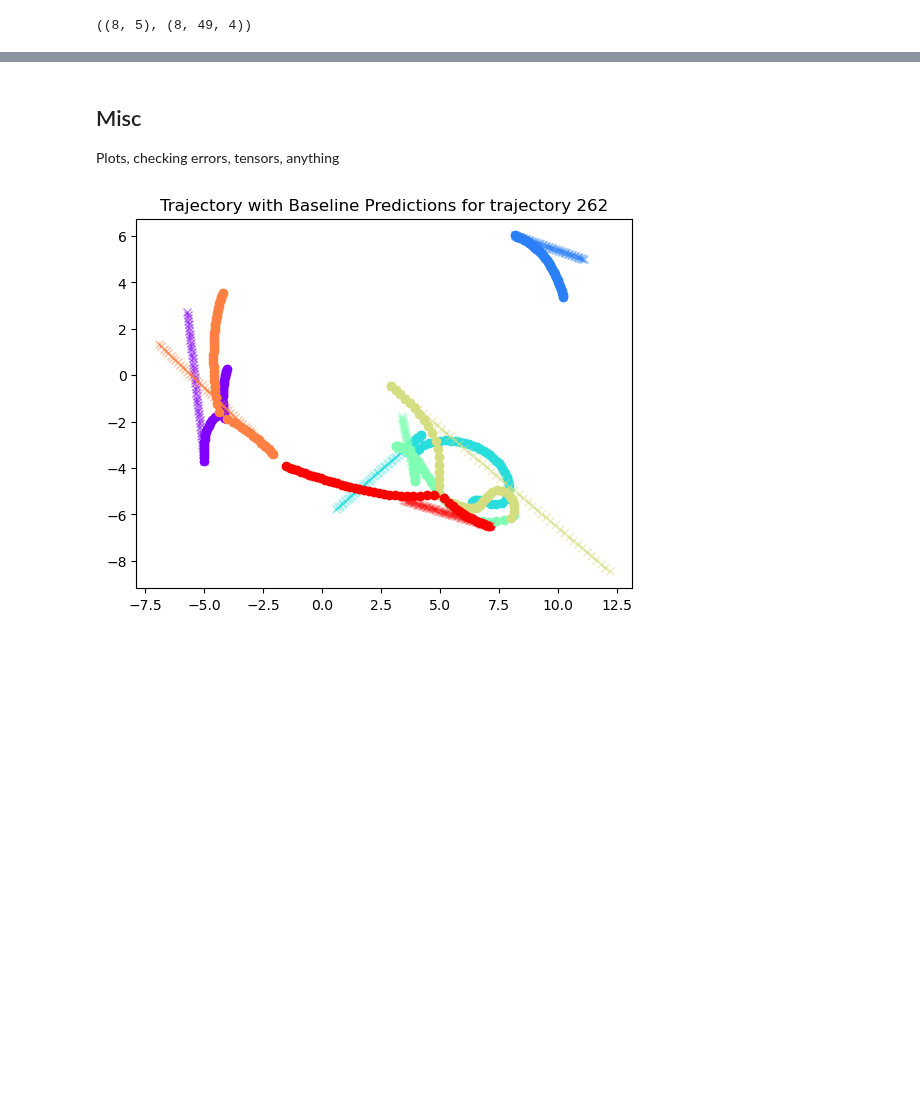
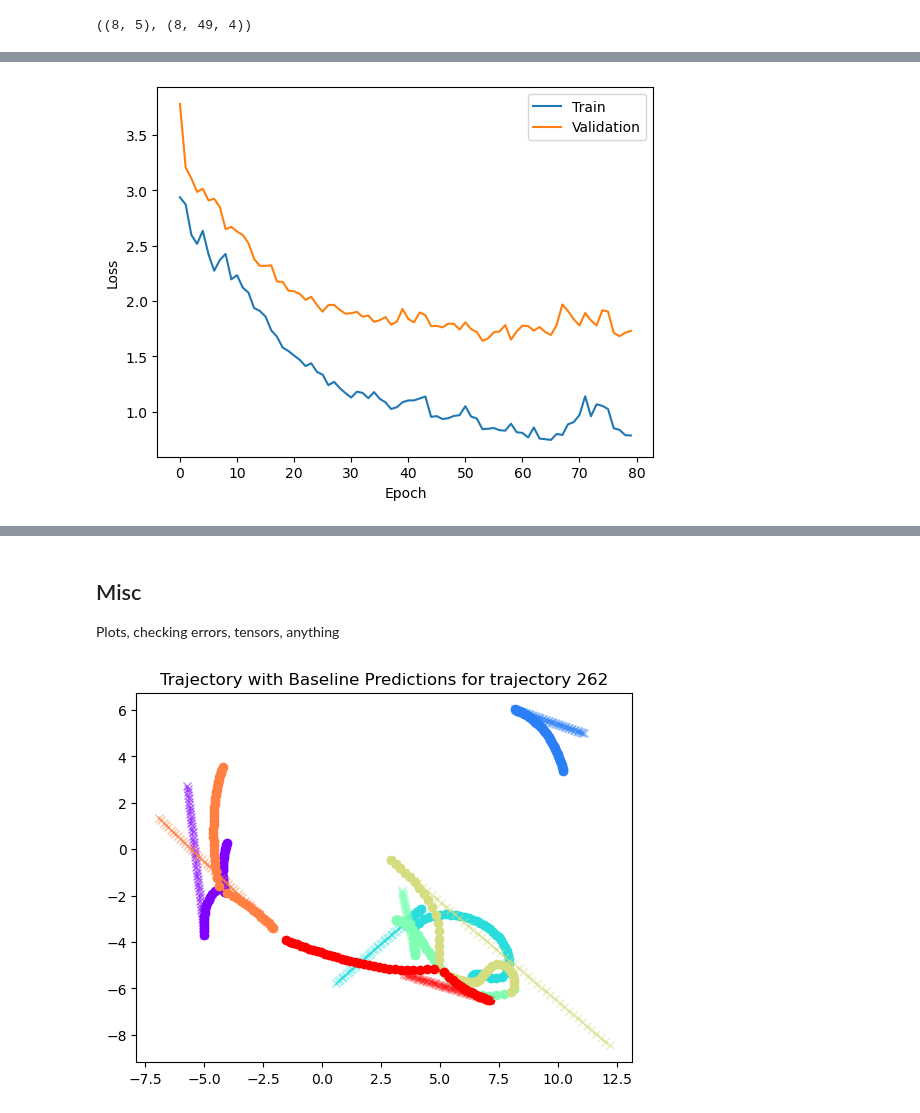
Before and after one commit to lzolyomi/2AMM10-DeepLearning, a Jupyter notebook: Assignment 2/Task1_Experiments.ipynb, the cells around one changed output, grey strips where cells are left out. Saved outputs shown, nothing was run; the diff lists cells and outputs as text; code cells hidden in the pictures; blank space fills up the shorter version.

```diff
--- a/Assignment 2/Task1_Experiments.ipynb
+++ b/Assignment 2/Task1_Experiments.ipynb
@@ -571,14 +585,22 @@ class MyDataset(Dataset):
         return data
 
 filenames = [f'data/task 2_3/train/trajectory_{i}.npz' for i in range(900)]
-dataset = MyDataset(root='data/task 2_3/train', filenames=filenames)
-dataloader = DataLoader(dataset, batch_size=32)
+
+# Do training validation split
+train_filenames = filenames[:split_point]
+val_filenames = filenames[split_point:]
+
+train_dataset = MyDataset(root='data/task 2_3/train', filenames=train_filenames)
+train_dataloader = DataLoader(train_dataset, batch_size=32)
+
+val_dataset = MyDataset(root='data/task 2_3/train', filenames=val_filenames)
+val_dataloader = DataLoader(val_dataset, batch_size=32)
 
 # Prepare for validation data set
 
-val_filenames = [f'data/task 2_3/test/trajectory_{i}.npz' for i in range(901, 1000)]
-val_dataset = MyDataset(root='data/task 2_3/test', filenames=val_filenames)
-val_dataloader = DataLoader(val_dataset, batch_size=32)
+test_filenames = [f'data/task 2_3/test/trajectory_{i}.npz' for i in range(901, 1000)]
+test_dataset = MyDataset(root='data/task 2_3/test', filenames=test_filenames)
+test_dataloader = DataLoader(test_dataset, batch_size=32)
 # %%
 # Calculate baseline losses
 
@@ -620,0 +648,57 @@ Validation Loss - Static Baseline: 5.1950, Linear Baseline: 6.5654
+# %%
+# Training the model
+device = "mps" #NOTE: change to cuda or cpu if not apple silicon
+model = GraphLSTM(num_features=5, hidden_channels=64, num_classes=4, num_time_steps=49).to(device)
+
+optimizer = torch.optim.Adam(model.parameters(), lr=0.003)
+criterion = torch.nn.MSELoss()  # we use Mean Squared Error loss for regression tasks
+
+# Train and validation losses
+train_losses = []
+val_losses = []
+
+epochs = 80
+
+for epoch in range(epochs):
+    # Training
+    model.train()
+    for batch in train_dataloader:
+        batch = batch.to(device)  # move batch to the device
+        optimizer.zero_grad()  # set gradients to zero
+        out = model(batch)  # forward pass
+
+        # Only take the position predictions (first two dimensions of the last dimension) for loss calculation
+        pos_out = out[..., :2]
+        pos_labels = batch.y[..., :2]
+
+        loss = criterion(pos_out, pos_labels)  # compute loss
+        loss.backward()  # backward pass (compute gradients)
+        optimizer.step()  # update model parameters
+    train_losses.append(loss.item())
+
+
+    # Validation
+    model.eval()
+    val_loss = 0
+    with torch.no_grad():
+        for batch in val_dataloader:
+            batch = batch.to(device)
+            out = model(batch)
+            pos_out = out[..., :2]
+            pos_labels = batch.y[..., :2]
+            val_loss += criterion(pos_out, pos_labels).item() * batch.num_graphs
+
+
+    val_loss /= len(val_dataset)  # compute average validation loss
+    val_losses.append(val_loss)
+
+    print(f'Epoch: {epoch+1}, Training Loss: {loss.item()}, Val Loss: {val_loss}')
+
+# Plot train and validation losses
+plt.plot(train_losses, label='Train')
+plt.plot(val_losses, label='Validation')
+plt.xlabel('Epoch')
+plt.ylabel('Loss')
+plt.legend()
+plt.show()
+# %% [output]
@@ -620,0 +722 @@ Validation Loss - Static Baseline: 5.1950, Linear Baseline: 6.5654
+[figure, added]
```
Also changed, not shown: parts of 13 cells of this notebook.
